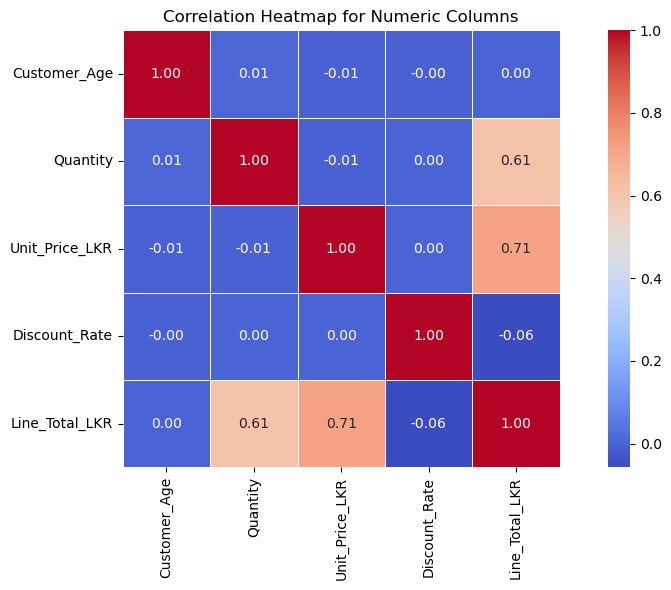
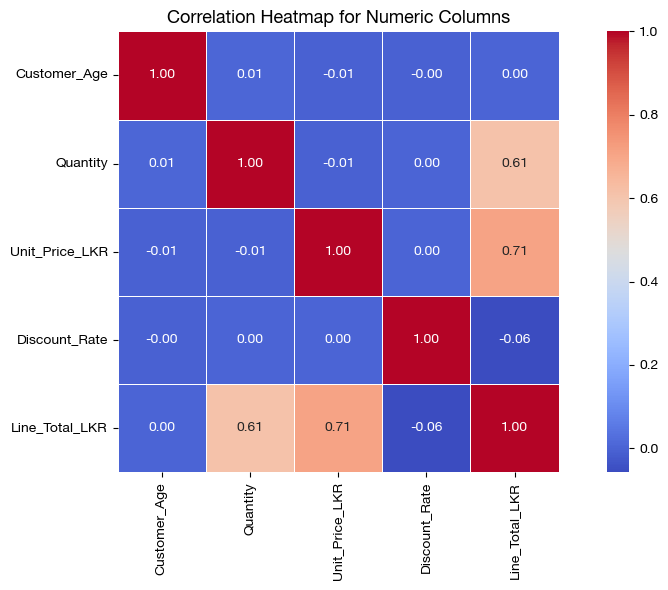
The notebook cell's code change between the first figure and the second:
--- before
+++ after
@@ -4,3 +4,4 @@
 plt.title("Correlation Heatmap for Numeric Columns")
 plt.tight_layout()
+plt.savefig("correlation_heatmap.png", dpi=150, bbox_inches="tight") 
 plt.show()

Commit: final